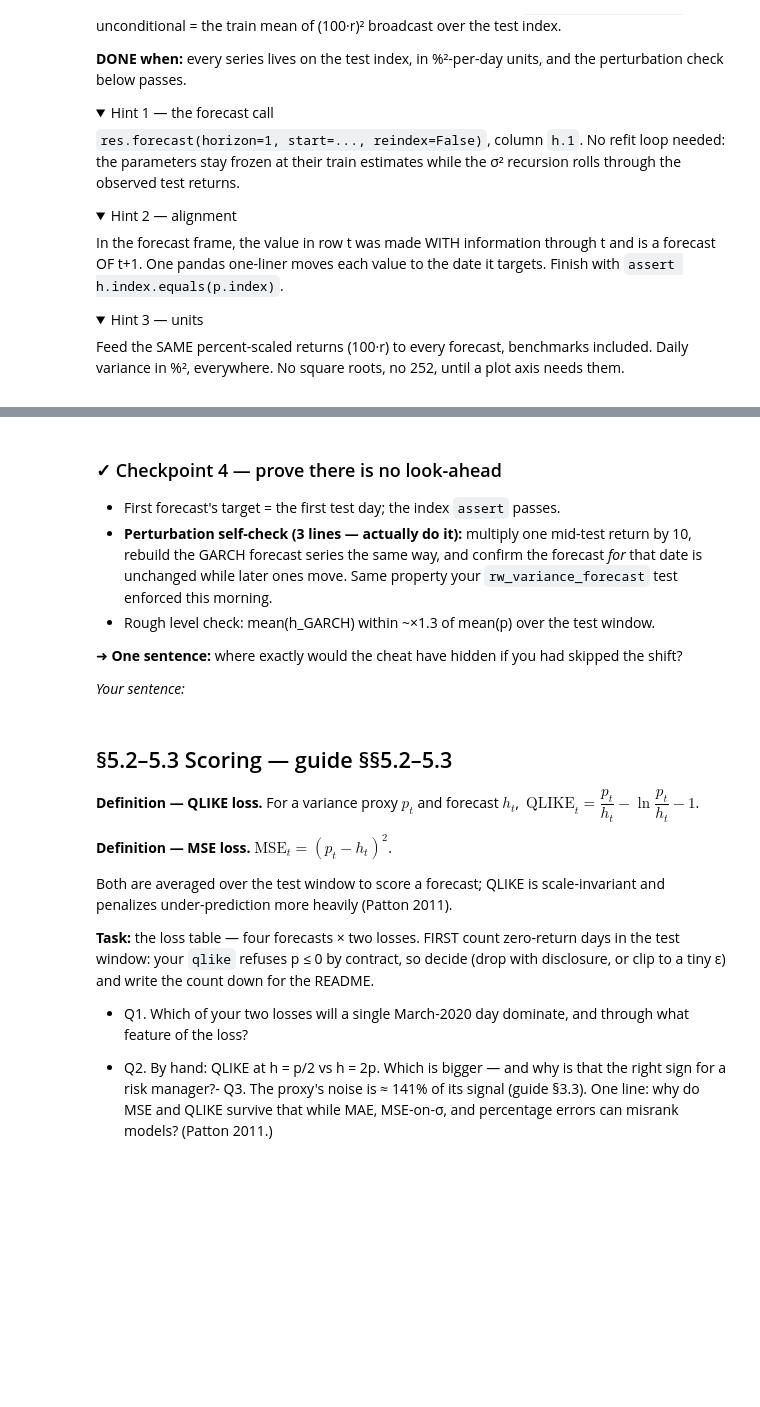
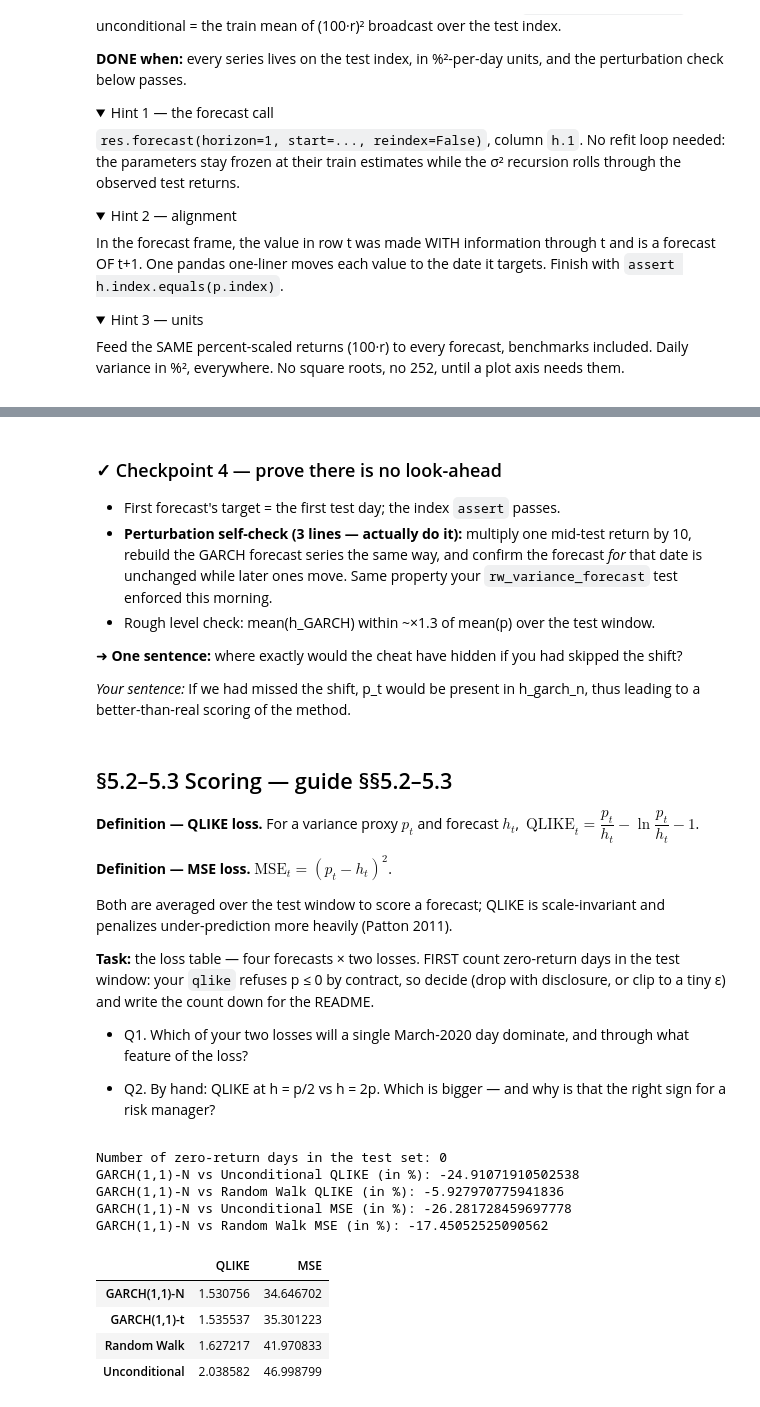
Before and after one commit to Gabri110/volatility-lab, a Jupyter notebook: notebooks/02_garch_forecast.ipynb, the cells around one changed output, grey strips where cells are left out. Drawn from its saved outputs; the diff is of its cells as text; code cells hidden in the pictures; folded sections open; blank space fills up the shorter version.

```diff
--- a/notebooks/02_garch_forecast.ipynb
+++ b/notebooks/02_garch_forecast.ipynb
@@ -59,11 +56,11 @@ Each contract docstring names the property; each failing test names the violatio
 #   split_date = ...
 from garch_lab.evaluation import chronological_split
 
-train, test = chronological_split(r, 0.7)
+r_train, r_test = chronological_split(r, 0.7)
 
-split_date = test.index[0]
+split_date = r_test.index[0]
 
-print(f"Train set: {train.index[0]} to {train.index[-1]}")
-print(f"Test set: {test.index[0]} to {test.index[-1]}")
-print(f"Test set length: {len(test)}")
+print(f"Train set: {r_train.index[0]} to {r_train.index[-1]}")
+print(f"Test set: {r_test.index[0]} to {r_test.index[-1]}")
+print(f"Test set length: {len(r_test)}")
 # %% [output]
@@ -122,8 +119,8 @@ Find the attribute on the results object that equals 0 when the optimizer conver
 garch_n = arch_model(100*r, vol="Garch", p=1, q=1, dist="normal")
 garch_t = arch_model(100*r, vol="Garch", p=1, q=1, dist="t")
 
-garch_model_n = garch_n.fit(disp="off", last_obs=train.index[-1])
-garch_model_t = garch_t.fit(disp="off", last_obs=train.index[-1])
+garch_model_n = garch_n.fit(disp="off", last_obs=r_train.index[-1])
+garch_model_t = garch_t.fit(disp="off", last_obs=r_train.index[-1])
 
 assert not garch_model_n.convergence_flag, "GARCH(1,1)-N did not converge"
 assert not garch_model_t.convergence_flag, "GARCH(1,1)-t did not converge"
@@ -263,7 +339,7 @@ Feed the SAME percent-scaled returns (100·r) to every forecast, benchmarks incl
 
 ➜ **One sentence:** where exactly would the cheat have hidden if you had skipped the shift?
 
-_Your sentence:_
+_Your sentence:_ If we had missed the shift, p_t would be present in h_garch_n, thus leading to a better-than-real scoring of the method.
 # %% [markdown]
 ## §5.2–5.3 Scoring — guide §§5.2–5.3
 
@@ -277,10 +353,58 @@ Both are averaged over the test window to score a forecast; QLIKE is scale-invar
 
 - Q1. Which of your two losses will a single March-2020 day dominate, and through what feature of the loss?
 
-- Q2. By hand: QLIKE at h = p/2 vs h = 2p. Which is bigger — and why is that the right sign for a risk manager?- Q3. The proxy's noise is ≈ 141% of its signal (guide §3.3). One line: why do MSE and QLIKE survive that while MAE, MSE-on-σ, and percentage errors can misrank models? (Patton 2011.)
+- Q2. By hand: QLIKE at h = p/2 vs h = 2p. Which is bigger — and why is that the right sign for a risk manager?
 # %%
 # TODO(you): zero-return-day count + your decision;
 #            loss table: {GARCH-t, GARCH-N, random walk, unconditional} x {QLIKE, MSE}
+
+# Q1: MSE will be dominated by large discrepancies because of the squared term.
+
+# Q2: h=p/2 will have a larger QLIKE, thus we reward overestimation over underestimation.
+# This is means that we are overestimating the volatility, which is a conservative approach in risk management.
+# print("QLIKE for h=p/2:", qlike(p, p/2))
+# print("QLIKE for h=2p:", qlike(p, 2*p))
+
+# Zero-day return count
+zero_return_days = (r_test == 0).sum()
+print(f"Number of zero-return days in the test set: {zero_return_days}")
+# As there are none, we don't need to worry about the QLIKE loss function being undefined for zero returns.
+
+# Compute QLIKE for each model
+qlike_garch_n = qlike(p, h_garch_n)
+qlike_garch_t = qlike(p, h_garch_t)
+qlike_rw = qlike(p, h_rw)
+qlike_unc = qlike(p, h_unc)
+
+# Compute MSE for each model
+mse_garch_n = mse(p, h_garch_n)
+mse_garch_t = mse(p, h_garch_t)
+mse_rw = mse(p, h_rw)
+mse_unc = mse(p, h_unc)
+
+# Create a DataFrame to display the results
+results = pd.DataFrame({
+    "QLIKE": [qlike_garch_n, qlike_garch_t, qlike_rw, qlike_unc],
+    "MSE": [mse_garch_n, mse_garch_t, mse_rw, mse_unc]
+}, index=["GARCH(1,1)-N", "GARCH(1,1)-t", "Random Walk", "Unconditional"])
+
+print("GARCH(1,1)-N vs Unconditional QLIKE (in %):", (qlike_garch_n - qlike_unc) / qlike_unc * 100)
+print("GARCH(1,1)-N vs Random Walk QLIKE (in %):", (qlike_garch_n - qlike_rw) / qlike_rw * 100)
+print("GARCH(1,1)-N vs Unconditional MSE (in %):", (mse_garch_n - mse_unc) / mse_unc * 100)
+print("GARCH(1,1)-N vs Random Walk MSE (in %):", (mse_garch_n - mse_rw) / mse_rw * 100)
+
+results
+# %% [output]
+Number of zero-return days in the test set: 0
+GARCH(1,1)-N vs Unconditional QLIKE (in %): -24.91071910502538
+GARCH(1,1)-N vs Random Walk QLIKE (in %): -5.927970775941836
+GARCH(1,1)-N vs Unconditional MSE (in %): -26.281728459697778
+GARCH(1,1)-N vs Random Walk MSE (in %): -17.45052525090562
+|  | QLIKE | MSE |
+| GARCH(1,1)-N | 1.530756 | 34.646702 |
+| GARCH(1,1)-t | 1.535537 | 35.301223 |
+| Random Walk | 1.627217 | 41.970833 |
+| Unconditional | 2.038582 | 46.998799 |
 # %% [markdown]
 ### ✓ Checkpoint 5
 
```
Also changed, not shown: parts of 10 cells of this notebook, 5 other files.
